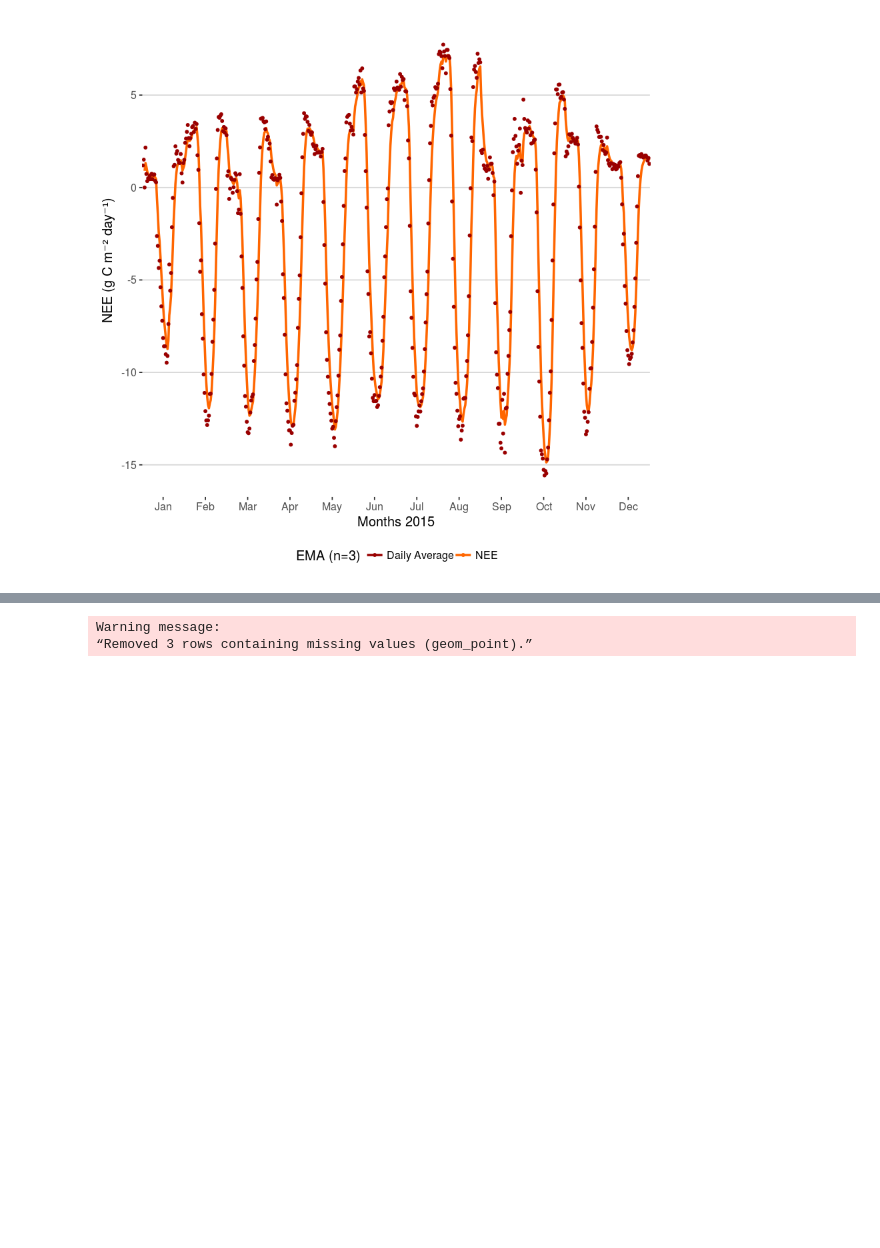
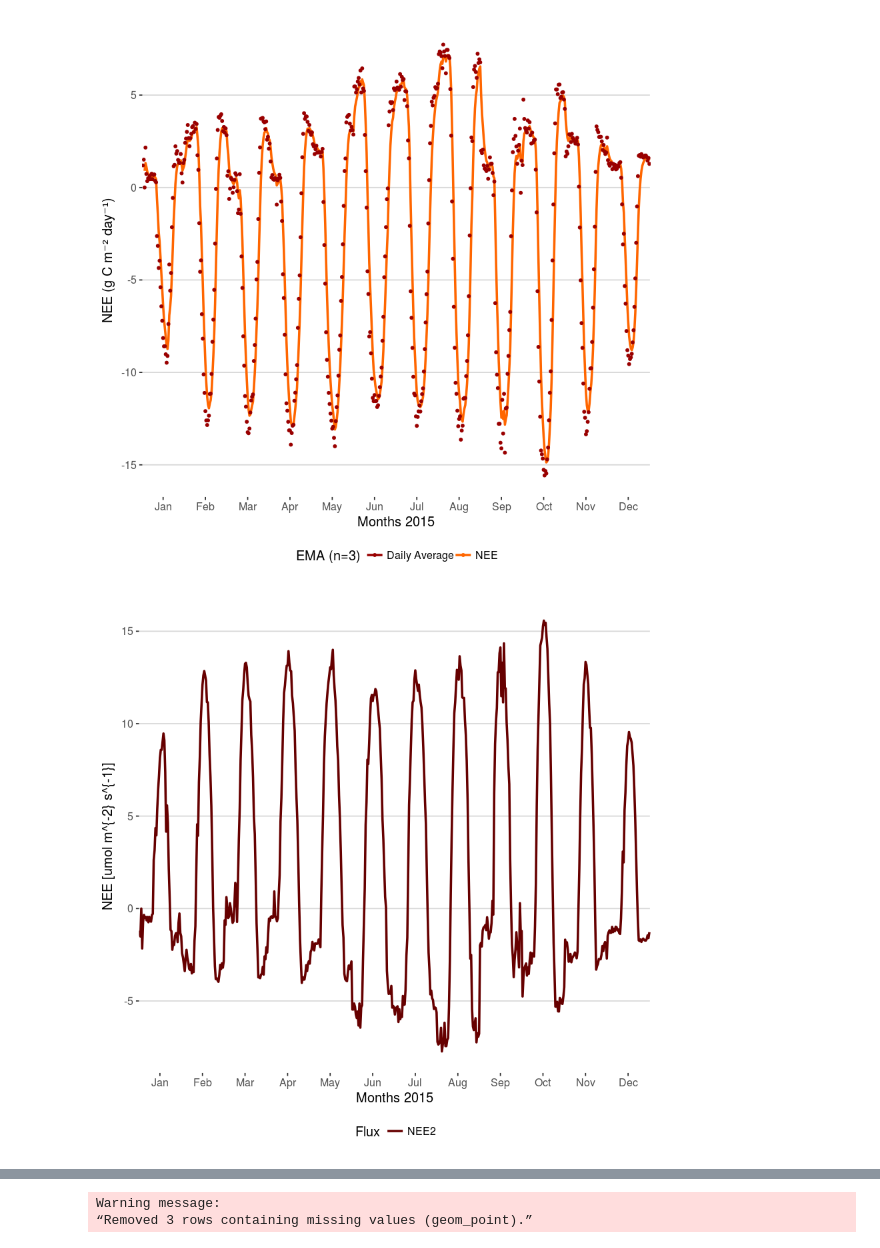
Before and after one commit to carloslizarragac/Sargento, a Jupyter notebook: Sargento/CO2-Analysis.ipynb, the cells around one changed output, grey strips where cells are left out. Saved outputs shown, nothing was run; the diff lists cells and outputs as text; code cells hidden in the pictures; blank space fills up the shorter version.

```diff
--- a/Sargento/CO2-Analysis.ipynb
+++ b/Sargento/CO2-Analysis.ipynb
@@ -684,3 +925,24 @@ Warning message:
+# %%
+q2 <- ggplot(fullres, aes(x=factor(ID),group = 1)) + theme_hc()
+  q2 <- q2 + geom_line(aes(y = GPP_Reco, colour = "NEE2"), size=1)
+
+
+  # now adding the secondary axis, following the example in the help file ?scale_y_continuous
+  # and, very important, reverting the above transformation
+  #p <- p + scale_y_continuous(sec.axis = sec_axis(~.*3, name = "Radiation [W m^{-2}]"))
+
+  # modifying colours and theme options
+  q2 <- q2 + scale_colour_manual(values = c("#660000"))
+  q2 <- q2 + labs(y = "NEE [umol m^{-2} s^{-1}]", x = "Months 2015", colour = "Flux") +
+       scale_x_discrete(breaks=c(24,72,120,168,216,264, 312, 360, 408, 456,504,552),
+                        labels=c("Jan", "Feb", "Mar", "Apr", "May", "Jun",
+                                 "Jul", "Aug", "Sep", "Oct", "Nov", "Dec"))
+                     #   xlab("Months 2015") + ylab("Energy Fluxes [W m^{-2}]")
+      #  scale_x_datetime(date_format("%Y-%m-%d", tz = "America/Phoenix")) + theme_hc()
+
+q2
+# %% [output]
+[figure, added]
 # %%
 head(fullres)
 tail(fullres)
```
Also changed, not shown: parts of 14 cells of this notebook, 2 other files.
